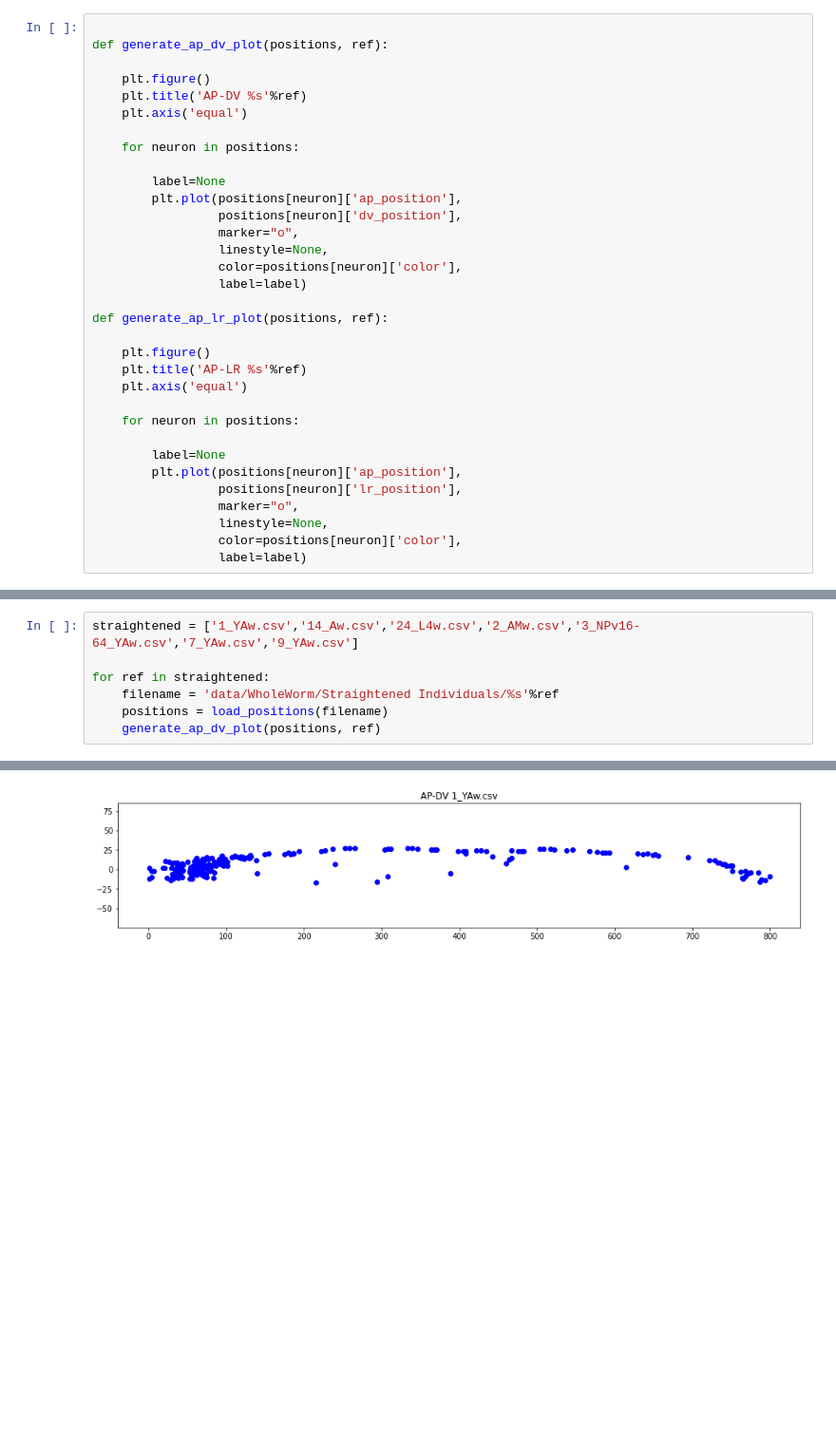
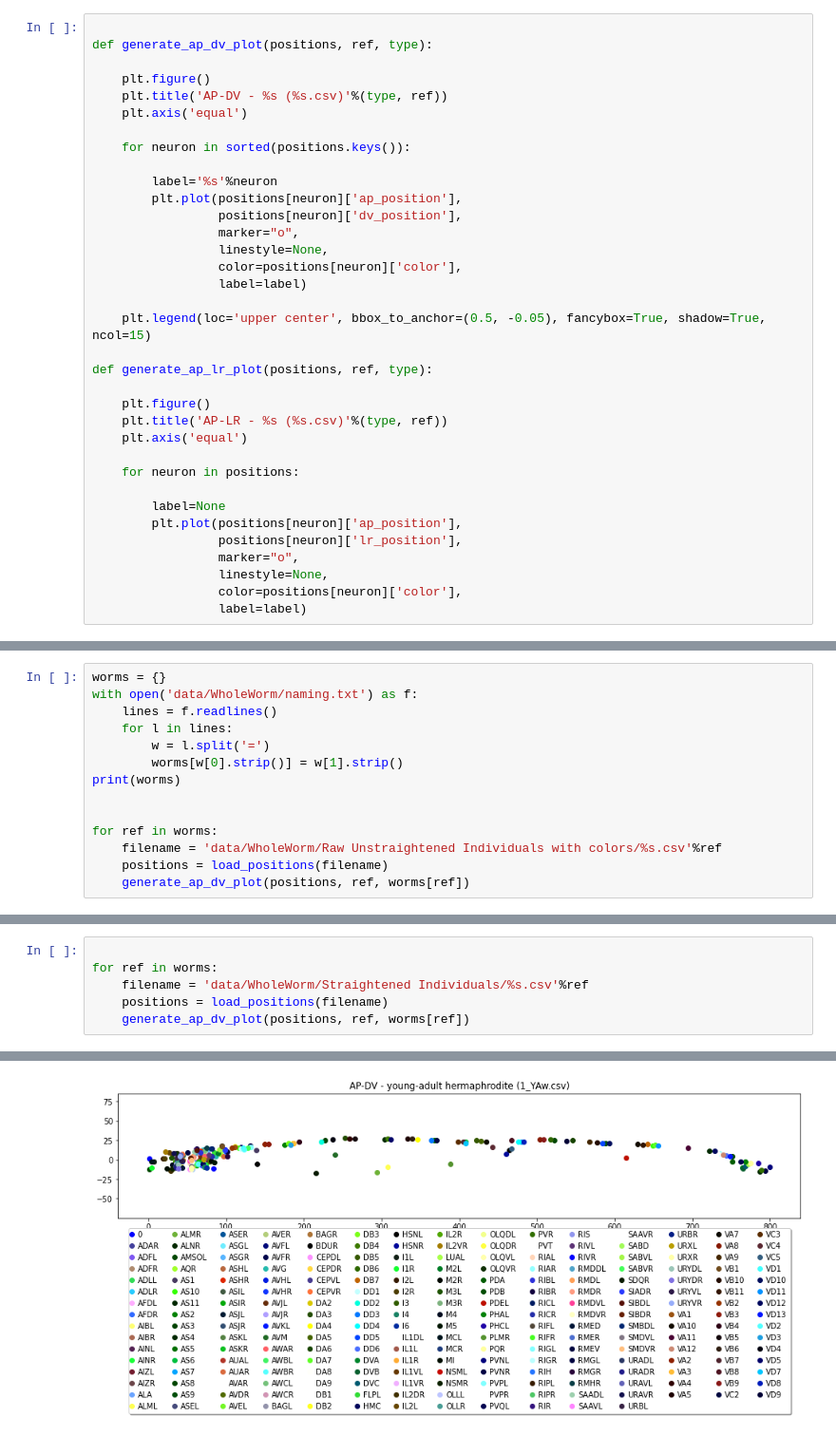
Before and after one commit to openworm/NeuroPAL, a Jupyter notebook: TestWholeWorm.ipynb, the cells around one changed output, grey strips where cells are left out. Shown at 95% size. Drawn from its saved outputs; the diff is of its cells as text; blank space fills up the shorter version.

```diff
--- a/TestWholeWorm.ipynb
+++ b/TestWholeWorm.ipynb
@@ -36,15 +54,15 @@ def load_positions(csv_file):
     return positions
 # %%
 
-def generate_ap_dv_plot(positions, ref):
+def generate_ap_dv_plot(positions, ref, type):
 
     plt.figure()
-    plt.title('AP-DV %s'%ref)
+    plt.title('AP-DV - %s (%s.csv)'%(type, ref))
     plt.axis('equal')
 
-    for neuron in positions:
+    for neuron in sorted(positions.keys()):
 
-        label=None
+        label='%s'%neuron
         plt.plot(positions[neuron]['ap_position'],
                  positions[neuron]['dv_position'],
                  marker="o",
@@ -52,10 +70,12 @@ def generate_ap_dv_plot(positions, ref):
                  color=positions[neuron]['color'],
                  label=label)
 
-def generate_ap_lr_plot(positions, ref):
+    plt.legend(loc='upper center', bbox_to_anchor=(0.5, -0.05), fancybox=True, shadow=True, ncol=15)
+
+def generate_ap_lr_plot(positions, ref, type):
 
     plt.figure()
-    plt.title('AP-LR %s'%ref)
+    plt.title('AP-LR - %s (%s.csv)'%(type, ref))
     plt.axis('equal')
 
     for neuron in positions:
@@ -77,0 +98,14 @@ Loaded in 300 positions from data/WholeWorm/atlas.csv
+# %%
+worms = {}
+with open('data/WholeWorm/naming.txt') as f:
+    lines = f.readlines()
+    for l in lines:
+        w = l.split('=')
+        worms[w[0].strip()] = w[1].strip()
+print(worms)
+
+
+for ref in worms:
+    filename = 'data/WholeWorm/Raw Unstraightened Individuals with colors/%s.csv'%ref
+    positions = load_positions(filename)
+    generate_ap_dv_plot(positions, ref, worms[ref])
@@ -78,9 +128,8 @@ Loaded in 300 positions from data/WholeWorm/atlas.csv
 # %%
-straightened = ['1_YAw.csv','14_Aw.csv','24_L4w.csv','2_AMw.csv','3_NPv16-64_YAw.csv','7_YAw.csv','9_YAw.csv']
 
-for ref in straightened:
-    filename = 'data/WholeWorm/Straightened Individuals/%s'%ref
+for ref in worms:
+    filename = 'data/WholeWorm/Straightened Individuals/%s.csv'%ref
     positions = load_positions(filename)
-    generate_ap_dv_plot(positions, ref)
+    generate_ap_dv_plot(positions, ref, worms[ref])
 # %% [output]
 Loaded in 237 positions from data/WholeWorm/Straightened Individuals/1_YAw.csv
@@ -93 +142 @@ Loaded in 226 positions from data/WholeWorm/Straightened Individuals/9_YAw.csv
-[figure, old version]
+[figure, new version]
```
Also changed, not shown: parts of 7 cells of this notebook.
